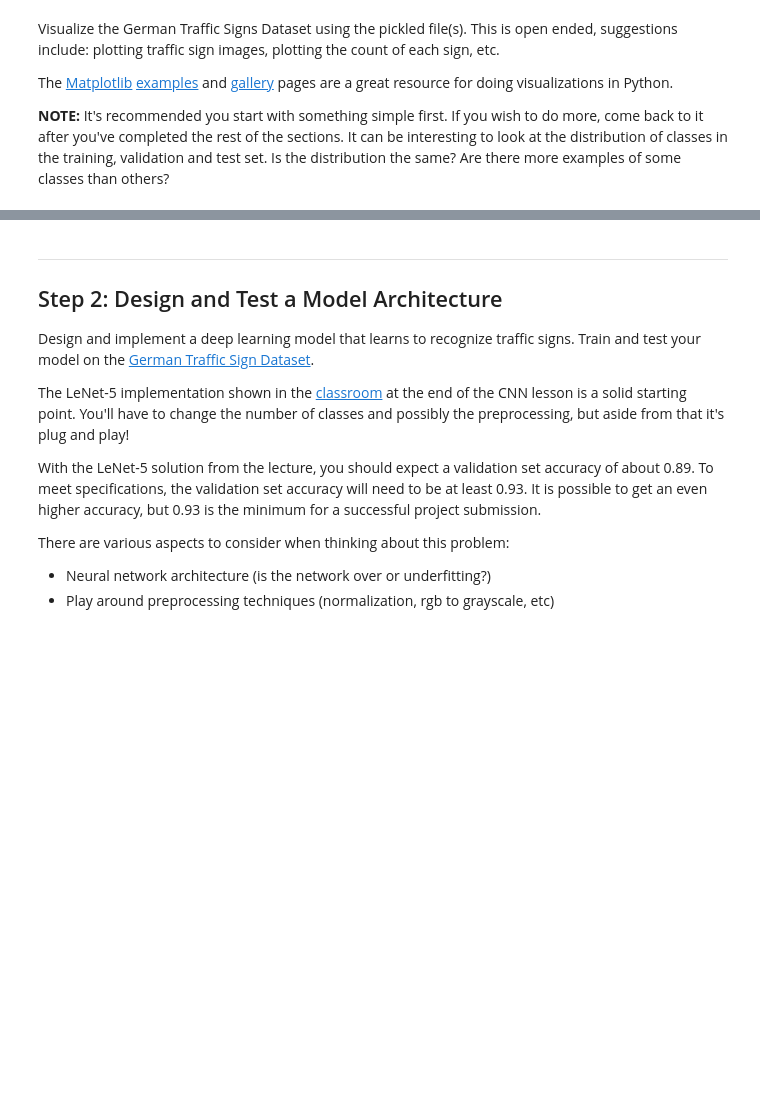
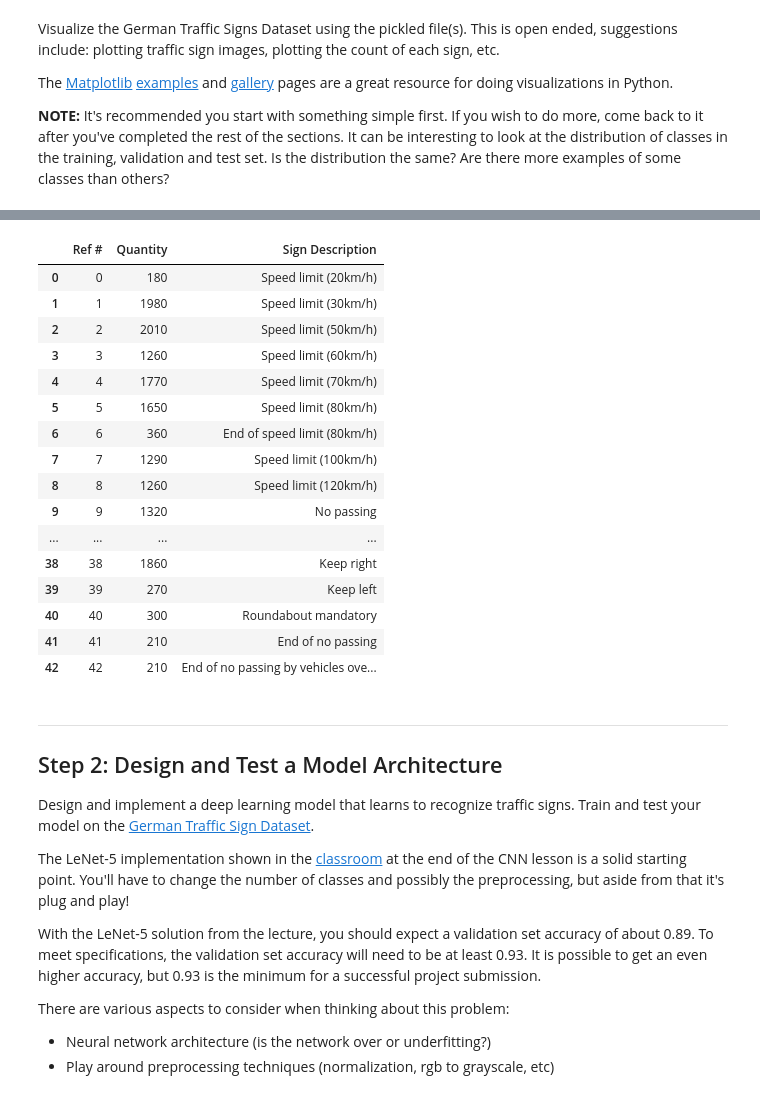
Before and after one commit to KyleARector/CarND-Traffic-Sign-Classifier-Project, a Jupyter notebook: Traffic_Sign_Classifier.ipynb, the cells around one changed output, grey strips where cells are left out. Cells and saved outputs as stored; diff of their text form; code cells hidden in the pictures; blank space fills up the shorter version.

```diff
--- a/Traffic_Sign_Classifier.ipynb
+++ b/Traffic_Sign_Classifier.ipynb
@@ -107,3 +113,34 @@ print(y_train[index])
+# %%
+# Use pandas to show the
+count = pd.value_counts(y_train).sort_index()
+signs = pd.read_csv('signnames.csv')
+result = pd.DataFrame()
+result["Ref #"] = count.index
+result["Quantity"] = count.values
+result["Sign Description"] = signs["SignName"][count.index]
+
+result = result.sort_values(by=["Ref #"], ascending=True)
+result = result.reset_index(drop=True)
+
+result.head(n=n_classes)
+# %% [output]
+|  | Ref # | Quantity | Sign Description |
+| 0 | 0 | 180 | Speed limit (20km/h) |
+| 1 | 1 | 1980 | Speed limit (30km/h) |
+| 2 | 2 | 2010 | Speed limit (50km/h) |
+| 3 | 3 | 1260 | Speed limit (60km/h) |
+| 4 | 4 | 1770 | Speed limit (70km/h) |
+| 5 | 5 | 1650 | Speed limit (80km/h) |
+| 6 | 6 | 360 | End of speed limit (80km/h) |
+| 7 | 7 | 1290 | Speed limit (100km/h) |
+| 8 | 8 | 1260 | Speed limit (120km/h) |
+| 9 | 9 | 1320 | No passing |
+| ... | ... | ... | ... |
+| 38 | 38 | 1860 | Keep right |
+| 39 | 39 | 270 | Keep left |
+| 40 | 40 | 300 | Roundabout mandatory |
+| 41 | 41 | 210 | End of no passing |
+| 42 | 42 | 210 | End of no passing by vehicles ove... |
 # %% [markdown]
 ----
 
```
Also changed, not shown: parts of 7 cells of this notebook, 4 other files.
